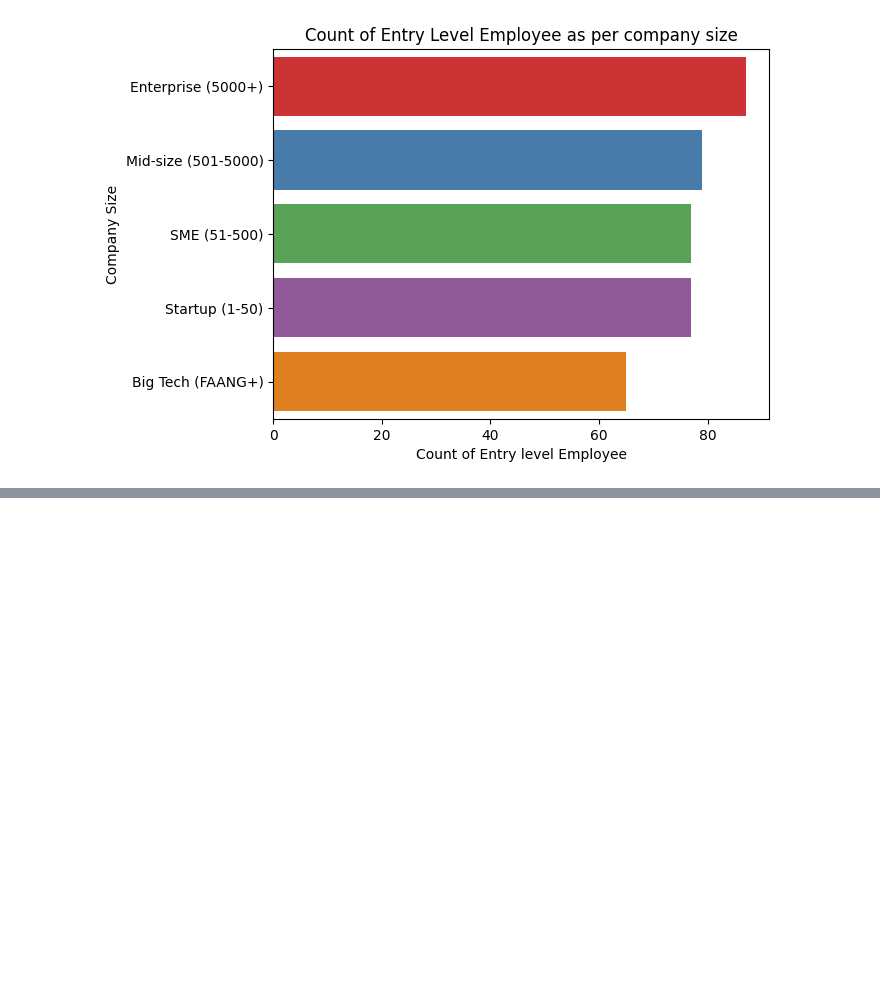
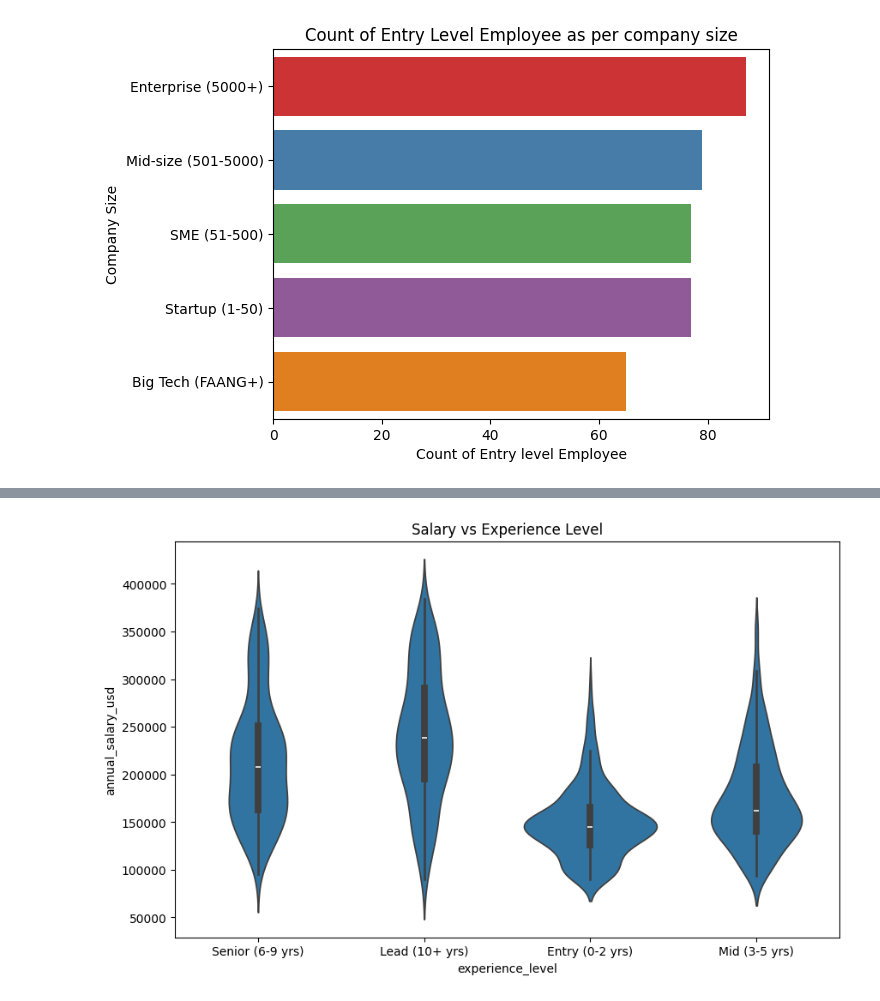
Before and after one commit to ShlokGadhave/AI-Career-Market-Insights, a Jupyter notebook: main.ipynb, the cells around one changed output, grey strips where cells are left out. Drawn from its saved outputs; the diff is of its cells as text; code cells hidden in the pictures; blank space fills up the shorter version.

```diff
--- a/main.ipynb
+++ b/main.ipynb
@@ -1395,0 +1439,14 @@ Text(0, 0.5, 'Company Size')
+# %%
+plt.figure(figsize=(10,6))
+
+sns.violinplot(
+    data=df,
+    x='experience_level',
+    y='annual_salary_usd'
+)
+
+plt.title('Salary vs Experience Level')
+
+plt.show()
+# %% [output]
+[figure, added]
```
Also changed, not shown: parts of 6 cells of this notebook.
